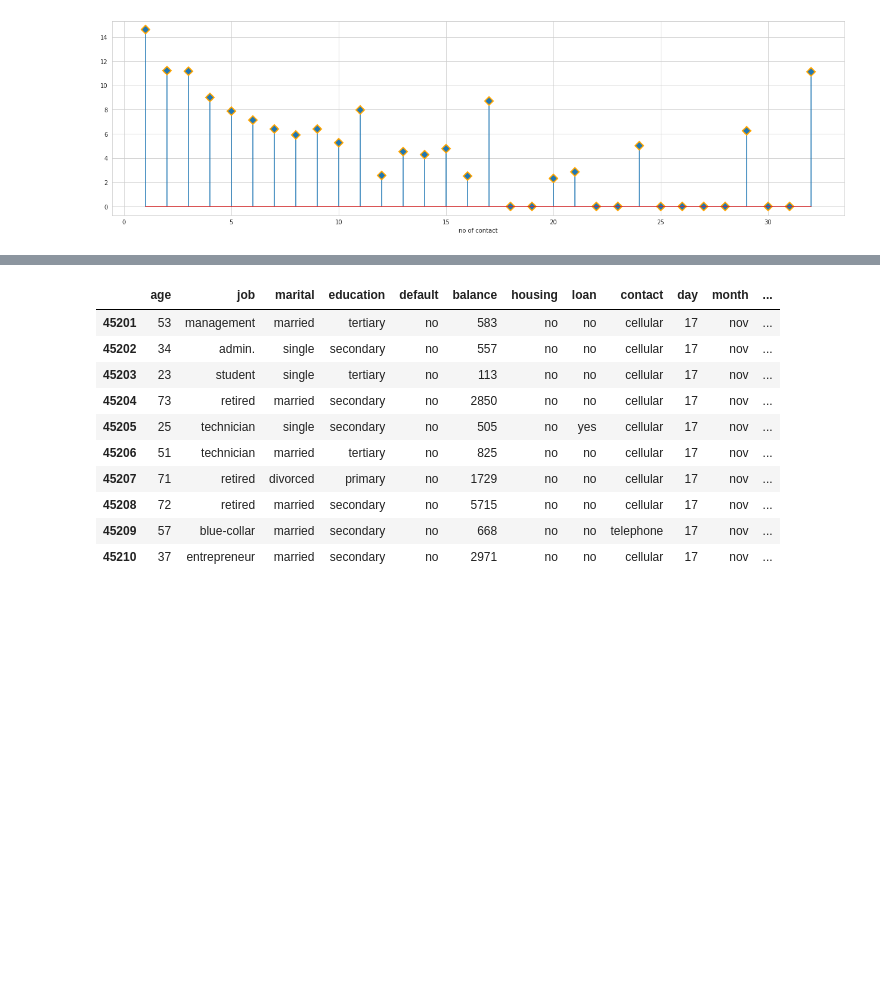
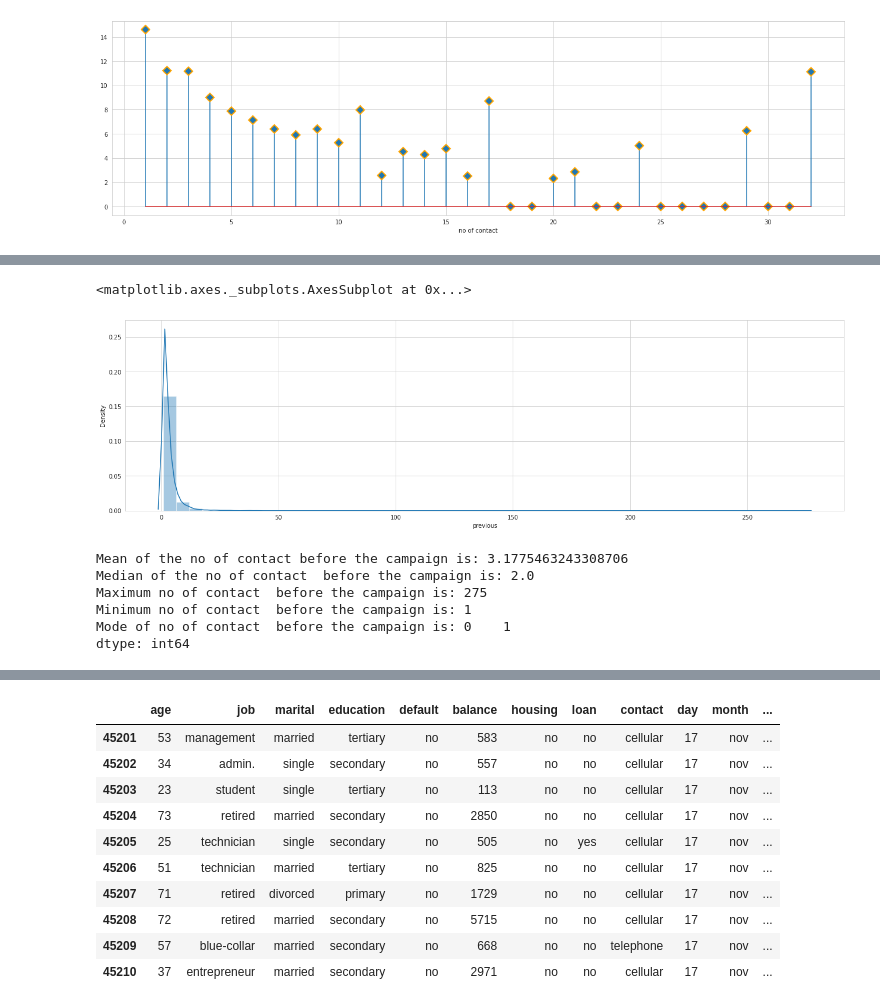
Before and after one commit to yaman9675/Bank-Marketing-Effectiveness-Prediction, a Jupyter notebook: Yaman_Bank_Marketing_Effectiveness_Prediction_Capstone_Project.ipynb, the cells around one changed output, grey strips where cells are left out. Saved outputs shown, nothing was run; the diff lists cells and outputs as text; code cells hidden in the pictures; blank space fills up the shorter version.

Commit message:
third commit on Bank-Marketing-Effectiveness-Prediction

```diff
--- a/Yaman_Bank_Marketing_Effectiveness_Prediction_Capstone_Project.ipynb
+++ b/Yaman_Bank_Marketing_Effectiveness_Prediction_Capstone_Project.ipynb
@@ -1072,0 +1073,28 @@ plt.show()
+# %%
+#removing rows that contain 0 in previous column
+bank_not_0= bank_df[bank_df['previous'] !=0]
+
+previous = bank_not_0['previous'].value_counts().reset_index()
+previous = previous.rename(columns = {'index':'no_of_contact', 'previous':'no_of_person'}) # renaming the column
+previous['no_of_person%'] = previous['no_of_person']*100/len(bank_df)  # creating new column of job count for each job type
+
+#finding out the number of each job type category who accept term deposit
+yes = []
+for y in previous['no_of_contact']:
+  a = len(bank_not_0[(bank_not_0['previous'] == y) & (bank_not_0['y'] == 'yes')])
+  yes.append(a)
+
+#finding out the number of each job type category who did not accept term deposit
+no = []
+for n in previous['no_of_contact']:
+  b = len(bank_not_0[(bank_not_0['previous'] == n) & (bank_not_0['y'] == 'no')])
+  no.append(b)
+
+# converting numbers into % of yes
+previous['yes%'] = (yes/previous['no_of_person'])*100
+
+# converting numbers into % of no
+previous['no%'] = (no/previous['no_of_person'])*100
+
+# #Lets see dataset of job
+previous.head()
@@ -1072,0 +1108,25 @@ plt.show()
+# %%
+plt.figure(figsize=(22,6))
+sns.distplot(bank_not_0['previous'])
+# %% [output]
+<matplotlib.axes._subplots.AxesSubplot at 0x...>
+[figure, added]
+# %%
+previous_mean = bank_not_0['previous'].mean()
+previous_median = bank_not_0['previous'].median()
+previous_mode = bank_not_0['previous'].mode()
+previous_max = previous['no_of_contact'].max()
+previous_min = previous['no_of_contact'].min()
+
+print(f'Mean of the no of contact before the campaign is: {previous_mean}')
+print(f'Median of the no of contact  before the campaign is: {previous_median}')
+print(f'Maximum no of contact  before the campaign is: {previous_max}')
+print(f'Minimum no of contact  before the campaign is: {previous_min}')
+print(f'Mode of no of contact  before the campaign is: {previous_mode}')
+# %% [output]
+Mean of the no of contact before the campaign is: 3.1775463243308706
+Median of the no of contact  before the campaign is: 2.0
+Maximum no of contact  before the campaign is: 275
+Minimum no of contact  before the campaign is: 1
+Mode of no of contact  before the campaign is: 0    1
+dtype: int64
```
Also changed, not shown: parts of 38 cells of this notebook.
